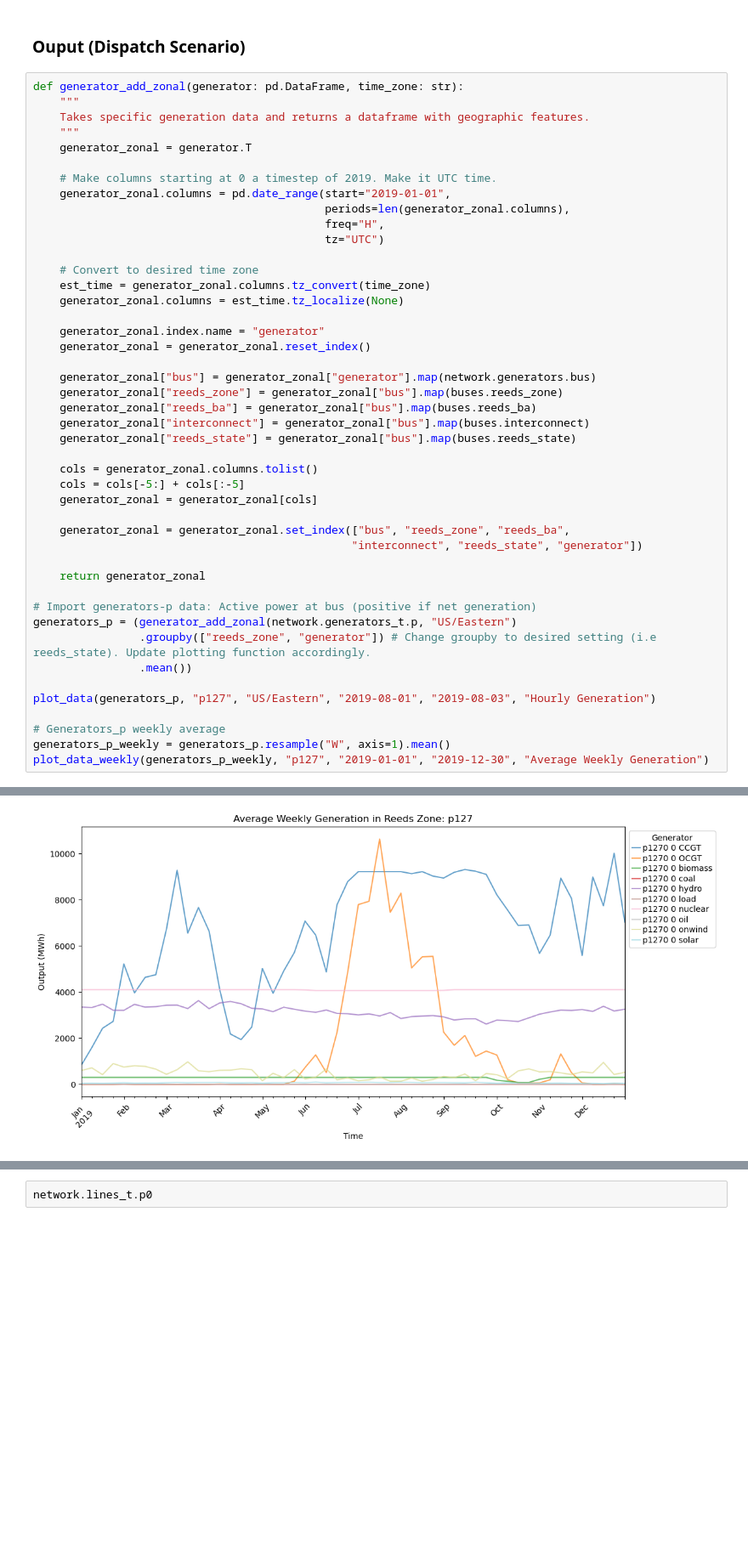
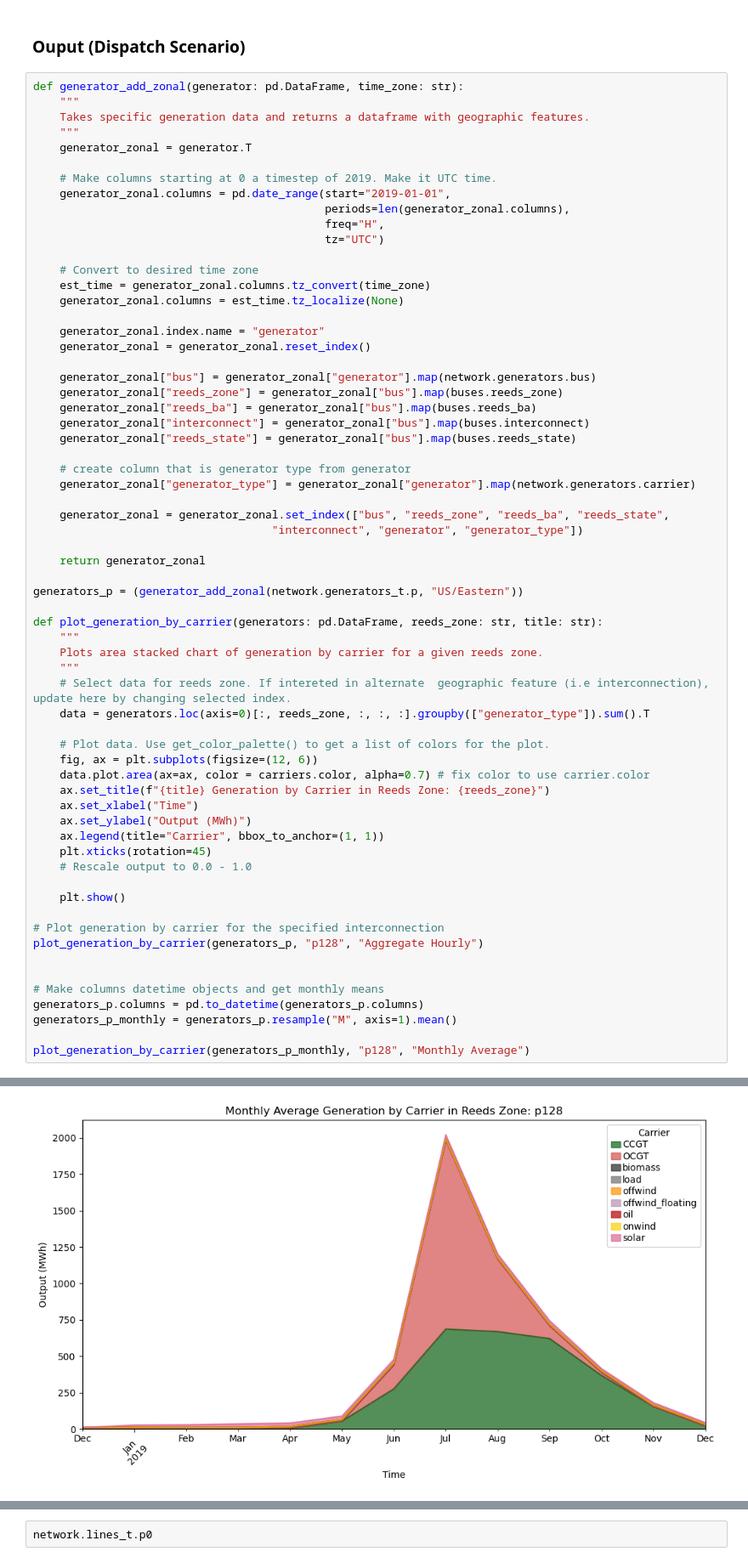
Before and after one commit to af3913/pypsa-usa, a Jupyter notebook: workflow/pypsa-usa_technical_appendix.ipynb, the cells around one changed output, grey strips where cells are left out. Shown at 85% size. Saved outputs shown, nothing was run; the diff lists cells and outputs as text; blank space fills up the shorter version.

```diff
--- a/workflow/pypsa-usa_technical_appendix.ipynb
+++ b/workflow/pypsa-usa_technical_appendix.ipynb
@@ -496,23 +509,42 @@ def generator_add_zonal(generator: pd.DataFrame, time_zone: str):
     generator_zonal["interconnect"] = generator_zonal["bus"].map(buses.interconnect)
     generator_zonal["reeds_state"] = generator_zonal["bus"].map(buses.reeds_state)
 
-    cols = generator_zonal.columns.tolist()
-    cols = cols[-5:] + cols[:-5]
-    generator_zonal = generator_zonal[cols]
+    # create column that is generator type from generator
+    generator_zonal["generator_type"] = generator_zonal["generator"].map(network.generators.carrier)
 
-    generator_zonal = generator_zonal.set_index(["bus", "reeds_zone", "reeds_ba",
-                                                "interconnect", "reeds_state", "generator"])
+    generator_zonal = generator_zonal.set_index(["bus", "reeds_zone", "reeds_ba", "reeds_state",
+                                    "interconnect", "generator", "generator_type"])
 
     return generator_zonal
 
-# Import generators-p data: Active power at bus (positive if net generation)
-generators_p = (generator_add_zonal(network.generators_t.p, "US/Eastern")
-                .groupby(["reeds_zone", "generator"]) # Change groupby to desired setting (i.e reeds_state). Update plotting function accordingly.
-                .mean())
+generators_p = (generator_add_zonal(network.generators_t.p, "US/Eastern"))
 
-plot_data(generators_p, "p127", "US/Eastern", "2019-08-01", "2019-08-03", "Hourly Generation")
+def plot_generation_by_carrier(generators: pd.DataFrame, reeds_zone: str, title: str):
+    """
+    Plots area stacked chart of generation by carrier for a given reeds zone.
+    """
+    # Select data for reeds zone. If intereted in alternate  geographic feature (i.e interconnection), update here by changing selected index.
+    data = generators.loc(axis=0)[:, reeds_zone, :, :, :].groupby(["generator_type"]).sum().T
 
-# Generators_p weekly average
-generators_p_weekly = generators_p.resample("W", axis=1).mean()
-plot_data_weekly(generators_p_weekly, "p127", "2019-01-01", "2019-12-30", "Average Weekly Generation")
+    # Plot data. Use get_color_palette() to get a list of colors for the plot.
+    fig, ax = plt.subplots(figsize=(12, 6))
+    data.plot.area(ax=ax, color = carriers.color, alpha=0.7) # fix color to use carrier.color
+    ax.set_title(f"{title} Generation by Carrier in Reeds Zone: {reeds_zone}")
+    ax.set_xlabel("Time")
+    ax.set_ylabel("Output (MWh)")
+    ax.legend(title="Carrier", bbox_to_anchor=(1, 1))
+    plt.xticks(rotation=45)
+    # Rescale output to 0.0 - 1.0
+
+    plt.show()
+
+# Plot generation by carrier for the specified interconnection
+plot_generation_by_carrier(generators_p, "p128", "Aggregate Hourly")
+
+
+# Make columns datetime objects and get monthly means
+generators_p.columns = pd.to_datetime(generators_p.columns)
+generators_p_monthly = generators_p.resample("M", axis=1).mean()
+
+plot_generation_by_carrier(generators_p_monthly, "p128", "Monthly Average")
 # %% [output]
@@ -520 +552 @@ plot_data_weekly(generators_p_weekly, "p127", "2019-01-01", "2019-12-30", "Avera
-[figure, old version]
+[figure, new version]
```
Also changed, not shown: parts of 22 cells of this notebook.
